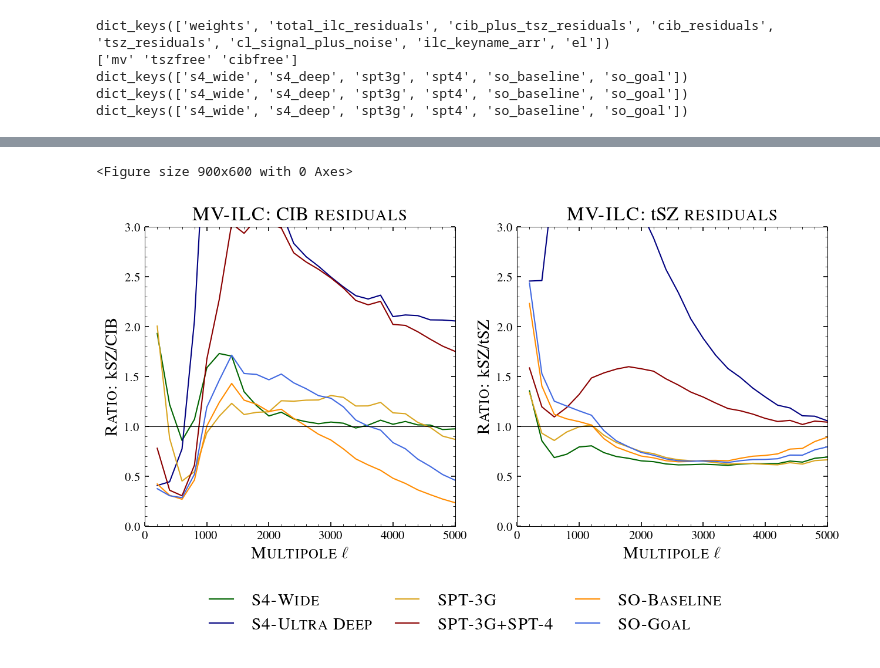
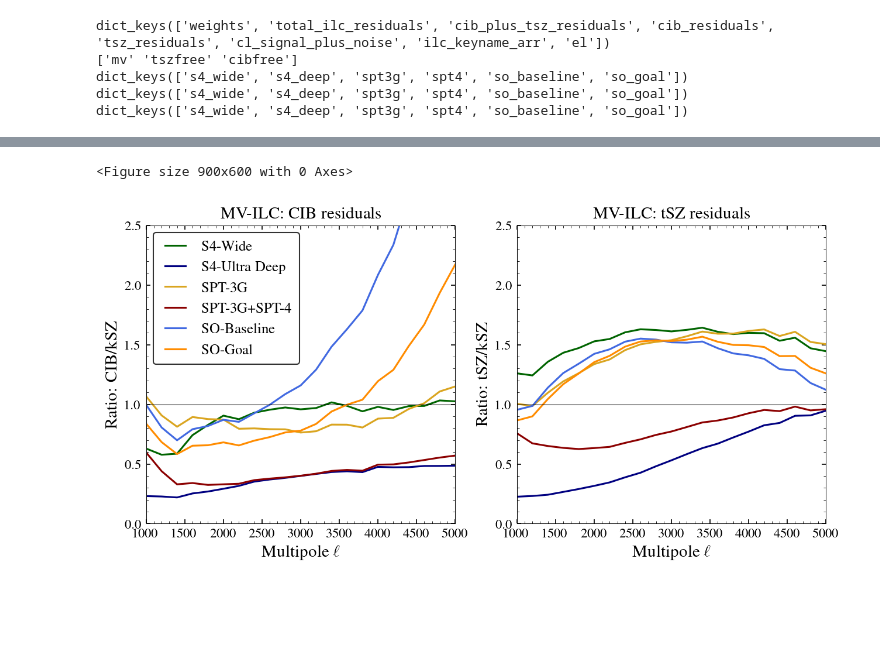
Before and after one commit to sriniraghunathan/cross_ilc_methods_paper, a Jupyter notebook: s1_read_ilc_weights_residuals_and_make_plots.ipynb, the cells around one changed output, grey strips where cells are left out. Saved outputs shown, nothing was run; the diff lists cells and outputs as text; code cells hidden in the pictures; blank space fills up the shorter version.

Commit message:
minor changes to ratio plot

```diff
--- a/s1_read_ilc_weights_residuals_and_make_plots.ipynb
+++ b/s1_read_ilc_weights_residuals_and_make_plots.ipynb
@@ -61,8 +58,8 @@ exp_specs_dict = {'s4_wide': ['S4-Wide', 'darkgreen'],
                   's4_deep': ['S4-Ultra Deep', 'navy'],
                   'spt3g': ['SPT-3G', 'goldenrod'],
                   'spt4': ['SPT-3G+SPT-4', 'darkred'],
-                  'so_baseline': ['SO-Baseline', 'darkorange'],
-                  'so_goal': ['SO-Goal', 'royalblue']}
+                  'so_baseline': ['SO-Baseline', 'royalblue'],
+                  'so_goal': ['SO-Goal', 'darkorange']}
 
 #ILC keynames
 ilc_keyname_dict = {'mv':'MV', 'tszfree': 'tSZ-free', 'cibfree': 'CIB-free'}
@@ -77,6 +74,11 @@ cl_camb *= 1e12
 cl_TT, cl_EE, cl_BB, cl_TE = cl_camb.T
 
 dl_fac_camb = el_camb * (el_camb+1)/2/np.pi
+# %%
+def fn_format_axis(ax,fx,fy):
+    for label in ax.get_xticklabels(): label.set_fontsize(fx)
+    for label in ax.get_yticklabels(): label.set_fontsize(fy)
+    return ax
 # %%
 #MV-ILC total residuals for different experiments
 reqd_ilc_keyname = 'mv'
@@ -132,13 +137,16 @@ show()
 # %%
 #MV-ILC CIB and tSZ residuals for different experiments
 reqd_ilc_keyname = 'mv'
-
+ratio_plot = True #False
 clf()
 fig=figure(figsize = (10., 4.5))
 subplots_adjust(wspace = 0.2)
 fsval = 14
 for cntr, comp in enumerate( ['CIB', 'tSZ'] ):
-    ax = subplot(1, 2, cntr+1)
+    if ratio_plot:
+        ax = subplot(1, 2, cntr+1)
+    else:
+        ax = subplot(1, 2, cntr+1, yscale='log')
     for expname in total_ilc_residuals_dict:
         expname_str, colorval = exp_specs_dict[expname]
         els, cib_ilc_residual_mv = cib_ilc_residuals_dict[expname][reqd_ilc_keyname]
@@ -148,54 +156,72 @@ for cntr, comp in enumerate( ['CIB', 'tSZ'] ):
             binned_els = np.arange(0, max(els)+100, delta_el)
             binned_dl_fac = binned_els * (binned_els+1)/2/np.pi
             cib_ilc_residual_mv = np.interp( binned_els, els, cib_ilc_residual_mv)
             tsz_ilc_residual_mv = np.interp( binned_els, els, tsz_ilc_residual_mv)
             els = binned_els
         dl_fac = els * (els+1)/2/np.pi #show plot in D_l rather than C_l
-        dl_ksz = np.tile(3., len(els))
-        cl_ksz = dl_ksz / dl_fac
-        if comp == 'CIB':
-            plot(els, cl_ksz / cib_ilc_residual_mv, color = colorval, ls = '-')#, label = r'\textsc{%s}' %(expname_str))
-        elif comp == 'tSZ':
-            plot(els, cl_ksz / tsz_ilc_residual_mv, color = colorval, ls = '-')
+        lwval = 1.5
+        if ratio_plot:
+            dl_ksz = np.tile(3., len(els))
+            cl_ksz = dl_ksz / dl_fac
+            if comp == 'CIB':
+                plot(els, cib_ilc_residual_mv/cl_ksz, lw=lwval, color = colorval, ls = '-', label = r'%s' %(expname_str))
+            elif comp == 'tSZ':
+                plot(els, tsz_ilc_residual_mv/cl_ksz, lw=lwval, color = colorval, ls = '-')
+        else:
+            if comp == 'CIB':
+                plot(els, dl_fac * cib_ilc_residual_mv, lw=lwval, color = colorval, ls = '-')#, label = r'\textsc{%s}' %(expname_str))
+            elif comp == 'tSZ':
+                plot(els, dl_fac * tsz_ilc_residual_mv, lw=lwval, color = colorval, ls = '-')
 
-    axhline(1., lw = 0.5)
     #title
-    title_str = r'\textsc{%s-ILC: {\rm %s} residuals' %(ilc_keyname_dict[reqd_ilc_keyname], comp)
-    title(title_str, fontsize = fsval+2)
-
-    '''
-    if cntr == 0:#legend
-        legend(loc = 1, fontsize = fsval-3, ncol = 2)
-    '''
+    #title_str = r'\textsc{%s-ILC: {\rm %s} residuals' %(ilc_keyname_dict[reqd_ilc_keyname], comp)
+    title_str = r'%s-ILC: %s residuals' %(ilc_keyname_dict[reqd_ilc_keyname], comp)
+    title(title_str, fontsize = fsval)
 
     #labels
-    xlabel(r'\textsc{Multipole $\ell$}', fontsize = fsval)
-    ylabel(r'\textsc{Ratio: {\rm kSZ/%s}}' %(comp), fontsize = fsval)
+    #xlabel(r'\textsc{Multipole $\ell$}', fontsize = fsval)
+    xlabel(r'Multipole $\ell$', fontsize = fsval)
+    fn_format_axis(ax,fsval-3,fsval-3)
+
+    if (1): #legend
+        if comp == 'CIB':
+            legend(loc = 2, fontsize = fsval-2)
+
+
 
     #limits
-    xmin, xmax = 0, 5000.
-    ymin, ymax = 0., 3.
+    xmin, xmax = 1000., 5000.
+    if ratio_plot:
+        axhline(1., lw = 0.5)
+        ymin, ymax = 0., 2.5
+        #ylabel(r'\textsc{Ratio: {\rm %s/kSZ}}' %(comp), fontsize = fsval)
+        ylabel(r'Ratio: {\rm %s/kSZ}' %(comp), fontsize = fsval)
+    else:
+        axhline(3., lw = 0.5)
+        ymin, ymax = 0.1, 2e2
+        #ylabel(r'\textsc{D$_{\ell}$ [$\mu$K$^{2}$]}', fontsize = fsval)
+        ylabel(r'D$_{\ell}$ [$\mu$K$^{2}$]', fontsize = fsval)
     xlim(xmin, xmax); ylim(ymin, ymax)
 
     #grid
     #grid(which = 'major', axis = 'both', lw = 0.1, color = 'black')
     #grid(which = 'minor', axis = 'both', lw = 0.05, color = 'black')
 
-if (1): #add legend
-    xloc, yloc = 0.1, -.1
+if (0): #add legend
+    xloc, yloc = 0.1, -.07
     w, h = 0.7, 0.1
     cax = fig.add_axes([xloc, yloc, w, h])
     for expname in total_ilc_residuals_dict:
         expname_str, colorval = exp_specs_dict[expname]
-        plot([], [], color = colorval, label = r'\textsc{%s}' %(expname_str))
+        plot([], [], color = colorval, lw = lwval, label = r'\textsc{%s}' %(expname_str))
     legend(loc = 1, fontsize = fsval, ncol = 3, columnspacing=1., framealpha=0.)
     axis('off')
 #save
 plname = 'plots/ilc_cib_tsz_residuals_mv.pdf'
 savefig(plname, dpi = 200.)
 show()
 # %% [output]
 <Figure size 900x600 with 0 Axes>
-[figure, old version]
+[figure, new version]
 # %%
 #read and show weights
```
Also changed, not shown: parts of 3 cells of this notebook, 5 other files.
